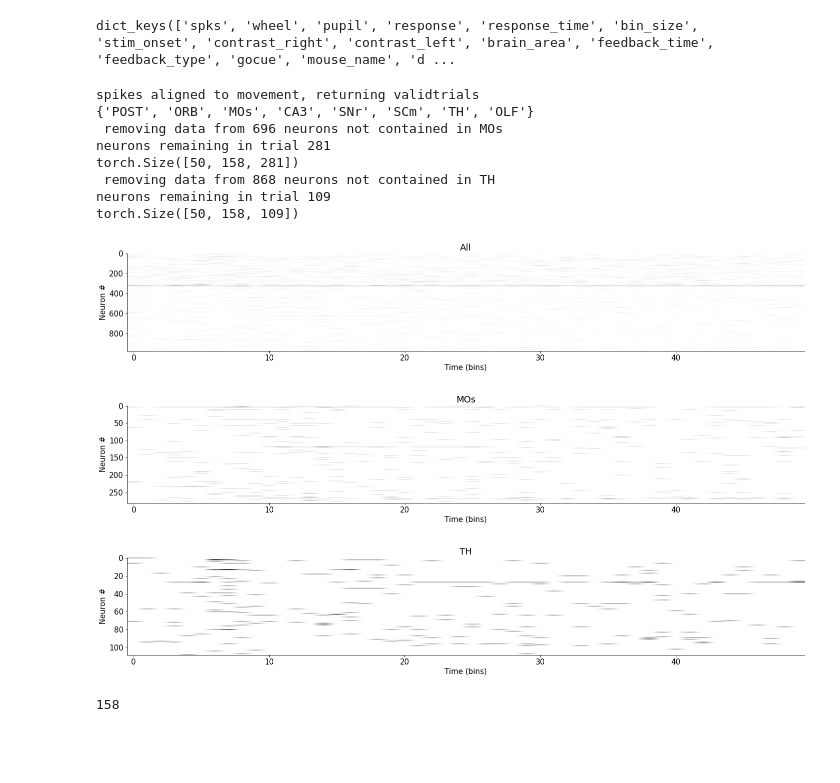
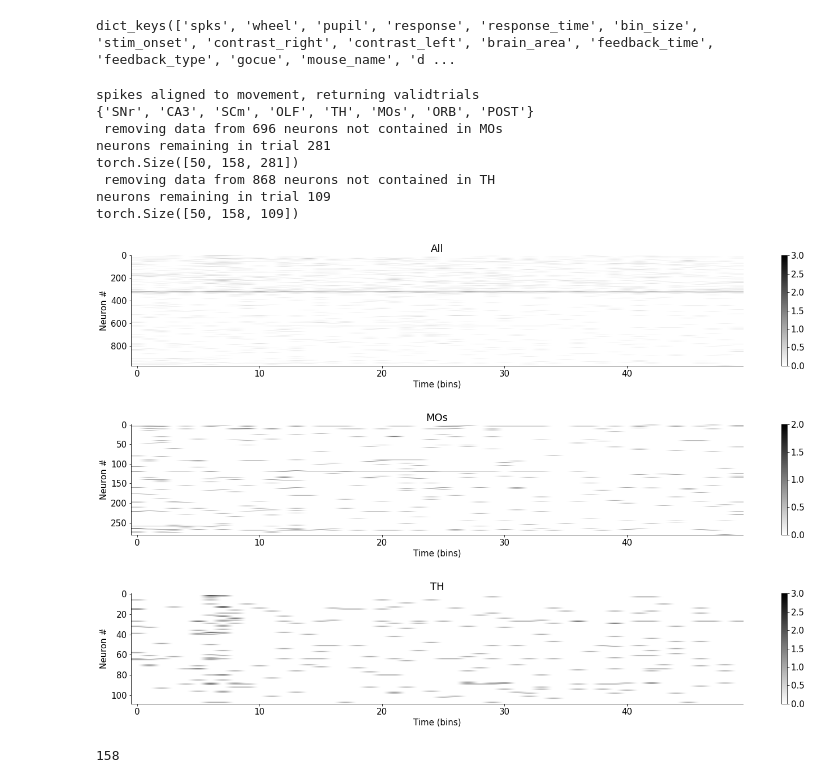
Before and after one commit to cindyhfls/NMA_DL_2021_project, a Jupyter notebook: project_group_OkapisJohnV3.ipynb, the cells around one changed output. Drawn from its saved outputs; the diff is of its cells as text; code cells hidden in the pictures; blank space fills up the shorter version.

```diff
--- a/project_group_OkapisJohnV3.ipynb
+++ b/project_group_OkapisJohnV3.ipynb
@@ -111,6 +141,7 @@ class SteinmetzSession:
 
   def plotTrial(self, trialNum): # Basic function to plot the firing rate during a single trial. Used for debugging trimming and binning
     plt.imshow(np.squeeze(self.data['spks'][:,trialNum,:]), cmap='gray_r', aspect = 'auto')
+    plt.colorbar()
     plt.xlabel("Time (bins)")
     plt.ylabel("Neuron #")
 
@@ -148,6 +179,13 @@ class SteinmetzSession:
   def FlattenTs(self):
     self.data['spks']=np.hstack(self.data['spks'][:])
 
+  def removeTrialAvgFR(self):
+    mFR = self.data['spks'].mean(1)
+    mFR = np.expand_dims(mFR, 1).repeat(self.data['spks'].shape[1],axis = 1)
+    print(np.shape(self.data['spks']))
+    print(np.shape(mFR))
+    self.data['spks'] = self.data['spks'].astype(float)
+    self.data['spks'] -= mFR
   def permdims(self):
     return torch.permute(torch.tensor(self.data['spks']),(2,1,0))
 
@@ -174,13 +212,14 @@ class NeuronDataset(Dataset):
 #@title get input for network from session 31
 s31=SteinmetzSession(alldat[30])
 validtrials = s31.realign_data_to_movement(500) # get 500 ms from movement time,
+
 # cannot get realign and binning to work the same time =[
 
 nTr = np.argwhere(validtrials) # since the other trials were defaulted to a zero value, only plot the valid trials
 
 ## plot a trial
 plt.figure()
-s31.plotTrial(nTr[0])
+s31.plotTrial(nTr[1])
 plt.title('All')
 
 ### print areas
@@ -190,39 +229,39 @@ s31.get_areas()
 
 MO = copy.deepcopy(s31)
 ###remove all neurons not in motor cortex
 MO.extractROI('MOs')
 ### plot a trial from motor neuron
 plt.figure()
-MO.plotTrial(nTr[0])
+MO.plotTrial(nTr[1])
 plt.title('MOs')
 ### permute the trials
 MOdata = MO.permdims().float().to(device)
 MOdata = MOdata[:,validtrials,:]
 print(MOdata.shape)
 
 TH = copy.deepcopy(s31)
 ###remove all neurons not in motor cortex
 TH.extractROI('TH')
 ### plot a trial from motor neuron
 plt.figure()
-TH.plotTrial(nTr[0])
+TH.plotTrial(nTr[1])
 plt.title('TH')
 
 THdata = TH.permdims().float().to(device)
 THdata = THdata[:,validtrials,:]
 print(THdata.shape)
 # %% [output]
 spikes aligned to movement, returning validtrials
-{'POST', 'ORB', 'MOs', 'CA3', 'SNr', 'SCm', 'TH', 'OLF'}
+{'SNr', 'CA3', 'SCm', 'OLF', 'TH', 'MOs', 'ORB', 'POST'}
  removing data from 696 neurons not contained in MOs
 neurons remaining in trial 281
 torch.Size([50, 158, 281])
  removing data from 868 neurons not contained in TH
 neurons remaining in trial 109
 torch.Size([50, 158, 109])
-[figure, old version]
+[figure, new version]
-[figure, old version]
+[figure, new version]
-[figure, old version]
+[figure, new version]
 # %%
 #@title get indices for trials (split into ~60%, 30%,10%)
 N = MOdata.shape[1]
```
Also changed, not shown: parts of 29 cells of this notebook.
